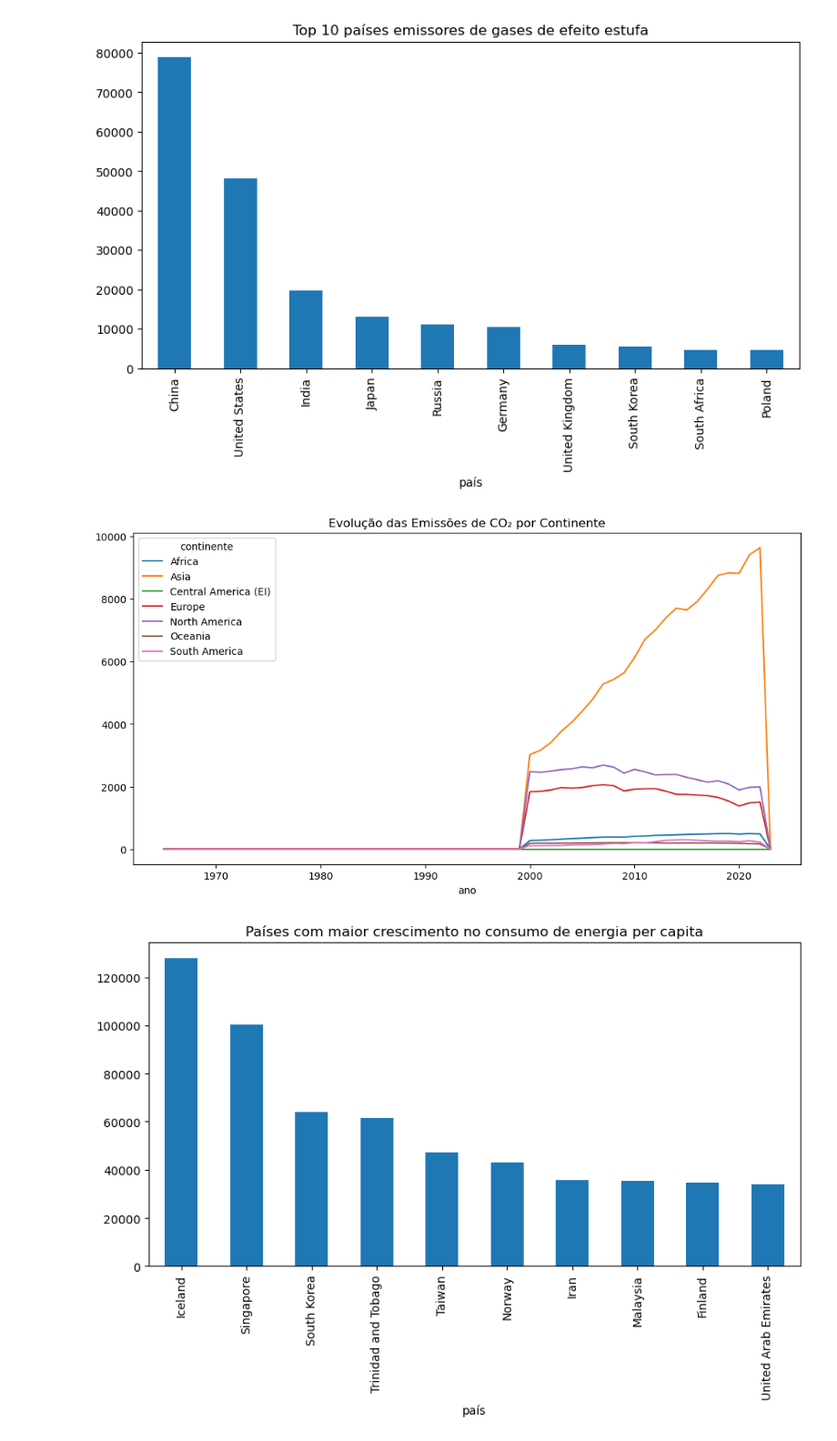
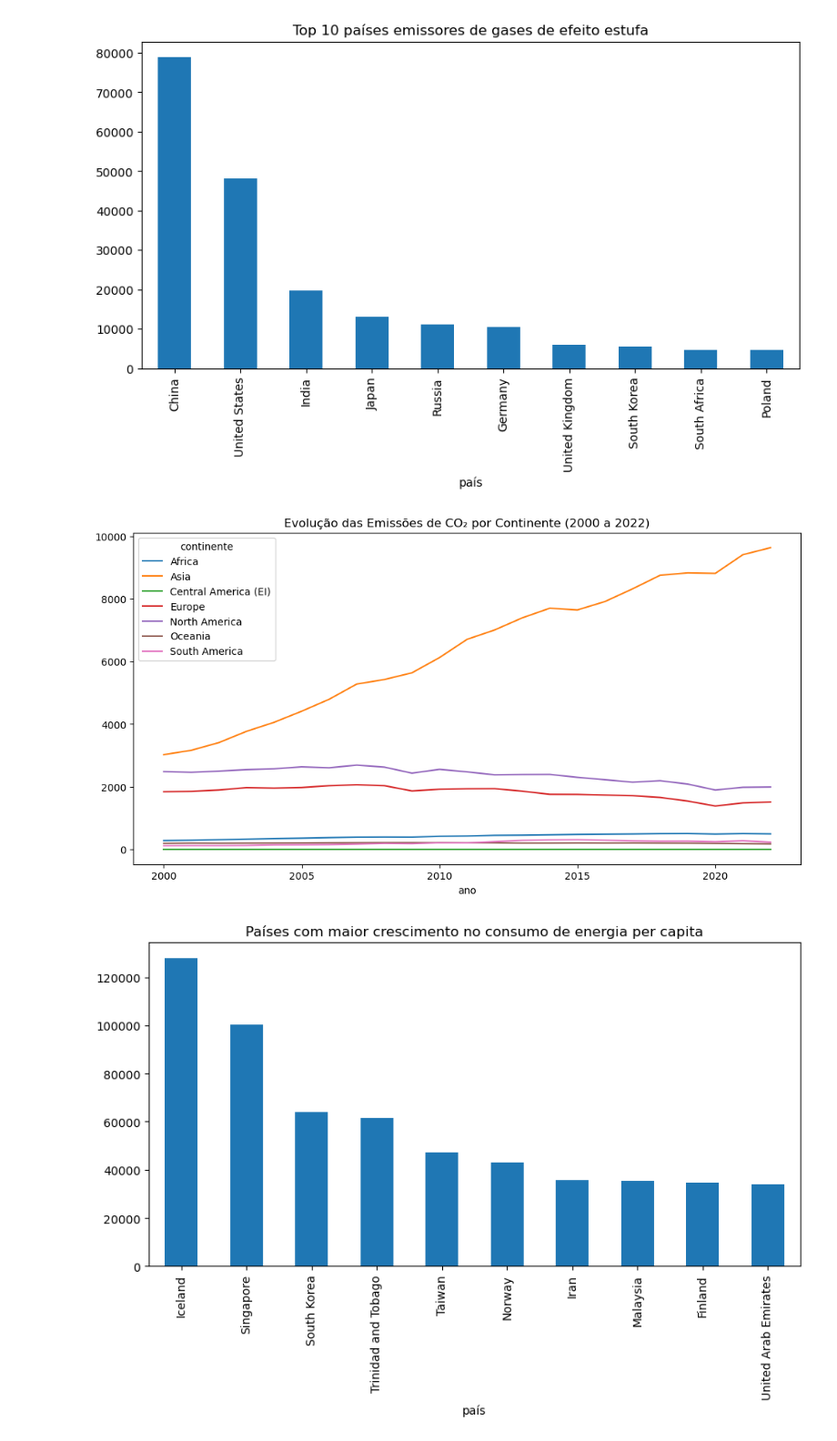
Before and after one commit to YuriRadzi/ProjetoAplicado1, a Jupyter notebook: notebooks/Analise_exploratoria.ipynb, the cells around one changed output. Shown: that part at 91% size. Cells and saved outputs as stored; diff of their text form; code cells hidden in the pictures.

Commit message:
Etapa 2 - parte 3 - ajustes gerais e adicionando gráfico de consumo per capta

```diff
--- a/notebooks/Analise_exploratoria.ipynb
+++ b/notebooks/Analise_exploratoria.ipynb
@@ -58,11 +65,18 @@ plt.show()
 # %%
 #Qual continente mais reduziu suas emissões ao longo do tempo?
 
-base_continente.groupby(['ano', 'continente'])['emissões_gases_efeito_estufa'].sum().unstack().plot(figsize=(12,6))
-plt.title('Evolução das Emissões de CO₂ por Continente')
+#Temos registros apenas do ano 2000 a 2022, logo é necessário fazer o filtro apenas para esses anos
+anos_validos = base_continente[base_continente['emissões_gases_efeito_estufa'].notna()]['ano'].unique()
+primeiro_ano_com_registro = min(anos_validos)
+ultimo_ano_com_registro = max(anos_validos)
+base_filtrada = base_continente[base_continente['ano'].between(primeiro_ano_com_registro, ultimo_ano_com_registro)]
+
+# Criar o gráfico
+base_filtrada.groupby(['ano', 'continente'])['emissões_gases_efeito_estufa'].sum().unstack().plot(figsize=(12, 6))
+plt.title(f'Evolução das Emissões de CO₂ por Continente ({primeiro_ano_com_registro} a {ultimo_ano_com_registro})')
 plt.show()
 # %% [output]
-[figure, old version]
+[figure, new version]
 # %%
 #Países com maior crescimento no consumo de energia:
 variacao = base_pais.groupby('país')['energia_per_capita'].last() - base_pais.groupby('país')['energia_per_capita'].first()
```
Also changed, not shown: parts of 3 cells of this notebook, 1 other file.
